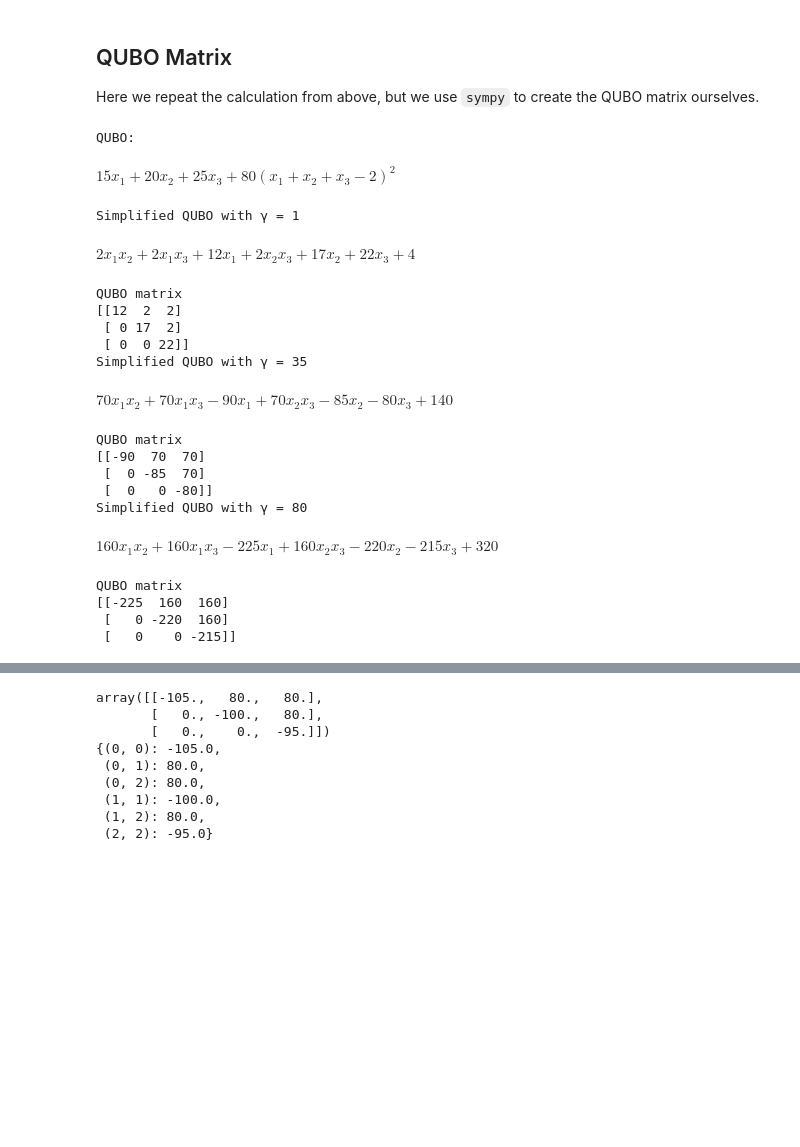
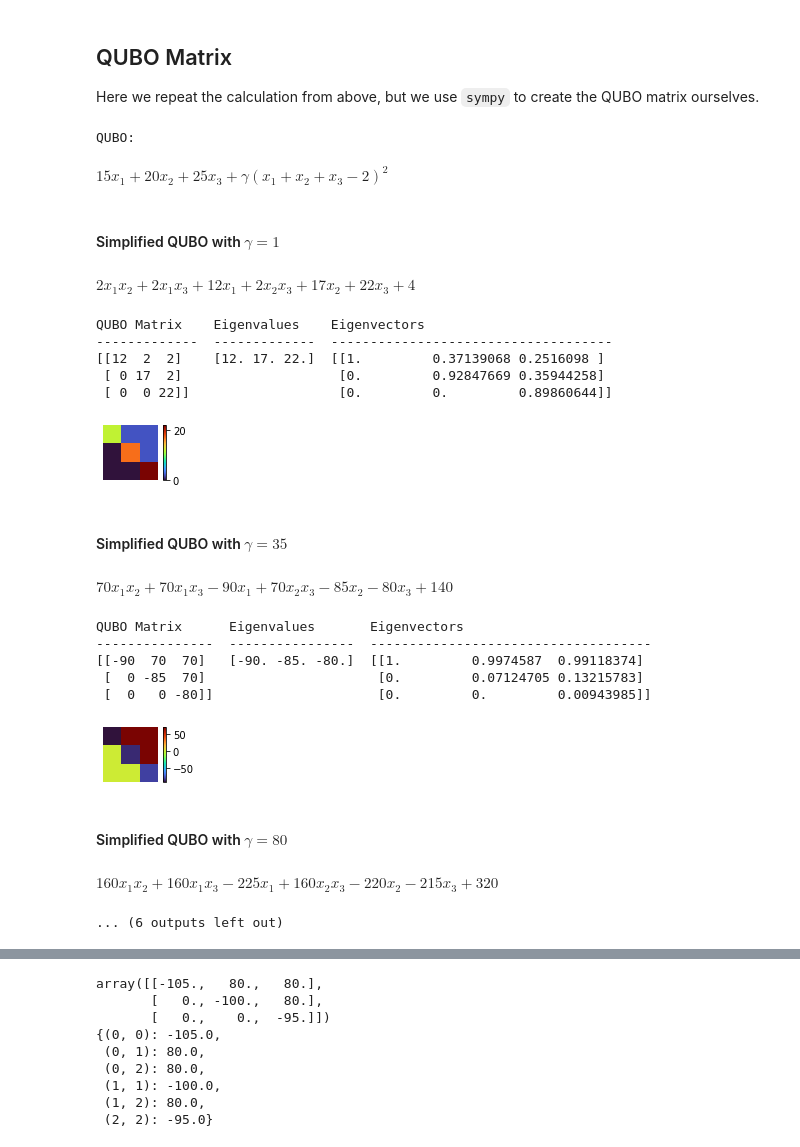
Before and after one commit to klezm/QuantumAnnealingPlayground, a Jupyter notebook: choosing_boxes.ipynb, the cells around one changed output, grey strips where cells are left out. Cells and saved outputs as stored; diff of their text form; code cells hidden in the pictures; blank space fills up the shorter version.

```diff
--- a/choosing_boxes.ipynb
+++ b/choosing_boxes.ipynb
@@ -154,19 +209,18 @@ There is also the `ExactCQMSolver()`, but it didn't work for me.
 # %%
-symbols = [dimod.Binary(f'x{i}') for i in range(1, 4)]
-x1, x2, x3 = symbols
+# Use ExactCQMSolver
 
+
+x1, x2, x3 = [dimod.Binary(f'x{i}') for i in range(1, 4)]
+# symbols = [x1, x2, x3]
 
 cqm = dimod.ConstrainedQuadraticModel()
 cqm.set_objective(15 * x1 + 20 * x2 + 25 * x3)
 cqm.add_constraint(x1 + x2 + x3 == 2, label = "pick exactly 2 boxes")
 
-# print(cqm)
-# pprint(vars(cqm))
+pprint(vars(cqm)); print()
+pprint(vars(dimod.cqm_to_bqm(cqm)[0])); print()
 
-sampler_cqm = LeapHybridCQMSampler()
-# print(sampler_cqm.parameters)
-sampleset_cqm = sampler_cqm.sample_cqm(cqm)
-# sampleset_cqm = dimod.ExactCQMSolver().sample_cqm(cqm)
+sampleset_cqm = dimod.ExactCQMSolver().sample_cqm(cqm)
 
 print(sampleset_cqm)
 # %% [output]
@@ -360,54 +416,62 @@ def make_qubo(γ = 35, verbose = False) -> np.ndarray:
     """
     make QUBO for the choosing boxes problem:
     min(15a + 20b + 25c + γ * (a + b + c - 2)^2)
 
     Args:
         γ: int or list of ints ( in the latter case the outputs for all will be printed and the last one returned)
     """
     γs = γ if isinstance(γ, list) else [γ]
     γ = γs[-1]
 
     symbols = sympy.symbols("x1 x2 x3")
     x1, x2, x3 = symbols
 
     if verbose:
         print("QUBO:")
-        display(15 * x1 + 20 * x2 + 25 * x3 + γ * (x1 + x2 + x3 - 2)**2)
+        γ_sym = sympy.Symbol("γ")
+        display(15 * x1 + 20 * x2 + 25 * x3 + γ_sym * (x1 + x2 + x3 - 2)**2)
 
     for γ in γs:
         qubo = sympy.cancel(15 * x1 + 20 * x2 + 25 * x3 + γ * (x1 + x2 + x3 - 2)**2)  # simplified
         qubo = qubo.subs({x ** 2: x for x in symbols})  # x_i^2 = x_i   with x_i ∈ {0,1}
 
         Q = make_Q(qubo)
         if verbose:
-            print(f'Simplified QUBO with γ = {γ}')
+            display(Markdown(f'#### Simplified QUBO with $γ = {γ}$'))
             display(qubo)
 
-            print("QUBO matrix")
-            print(Q)
+            print(tabulate(pd.DataFrame([np.array2string(m) for m in [Q, *np.linalg.eig(Q)]]).T, ["QUBO Matrix", "Eigenvalues", "Eigenvectors"], showindex = False))
+
+            if verbose > 1:
+                plt.imshow(Q, cmap = "turbo")
+                plt.axis("off")
+                plt.colorbar()
+                plt.gcf().set_size_inches(2, 1)
+                plt.show()
     return Q
 
 
-Q = make_qubo(γ = [1, 35, 80], verbose = True)
+Q = make_qubo(γ = [1, 35, 80, 200], verbose = 2)
 # for i in [1,4,40]: make_qubo(γ = i, verbose = True)
 # %% [output]
 QUBO:
-$\displaystyle 15 x_{1} + 20 x_{2} + 25 x_{3} + 80 \left(x_{1} + x_{2} + x_{3} - 2\right)^{2}$
+$\displaystyle 15 x_{1} + 20 x_{2} + 25 x_{3} + γ \left(x_{1} + x_{2} + x_{3} - 2\right)^{2}$
+#### Simplified QUBO with $γ = 1$
+$\displaystyle 2 x_{1} x_{2} + 2 x_{1} x_{3} + 12 x_{1} + 2 x_{2} x_{3} + 17 x_{2} + 22 x_{3} + 4$
-Simplified QUBO with γ = 1
+QUBO Matrix    Eigenvalues    Eigenvectors
+-------------  -------------  ------------------------------------
+[[12  2  2]    [12. 17. 22.]  [[1.         0.37139068 0.2516098 ]
+ [ 0 17  2]                    [0.         0.92847669 0.35944258]
+ [ 0  0 22]]                   [0.         0.         0.89860644]]
-$\displaystyle 2 x_{1} x_{2} + 2 x_{1} x_{3} + 12 x_{1} + 2 x_{2} x_{3} + 17 x_{2} + 22 x_{3} + 4$
+[figure, added]
+#### Simplified QUBO with $γ = 35$
+$\displaystyle 70 x_{1} x_{2} + 70 x_{1} x_{3} - 90 x_{1} + 70 x_{2} x_{3} - 85 x_{2} - 80 x_{3} + 140$
-QUBO matrix
-[[12  2  2]
- [ 0 17  2]
- [ 0  0 22]]
-Simplified QUBO with γ = 35
+QUBO Matrix      Eigenvalues       Eigenvectors
+---------------  ----------------  ------------------------------------
+[[-90  70  70]   [-90. -85. -80.]  [[1.         0.9974587  0.99118374]
+ [  0 -85  70]                      [0.         0.07124705 0.13215783]
+ [  0   0 -80]]                     [0.         0.         0.00943985]]
-$\displaystyle 70 x_{1} x_{2} + 70 x_{1} x_{3} - 90 x_{1} + 70 x_{2} x_{3} - 85 x_{2} - 80 x_{3} + 140$
+[figure, added]
+#### Simplified QUBO with $γ = 80$
+$\displaystyle 160 x_{1} x_{2} + 160 x_{1} x_{3} - 225 x_{1} + 160 x_{2} x_{3} - 220 x_{2} - 215 x_{3} + 320$
-QUBO matrix
-[[-90  70  70]
- [  0 -85  70]
- [  0   0 -80]]
-Simplified QUBO with γ = 80
+... (6 outputs left out)
-$\displaystyle 160 x_{1} x_{2} + 160 x_{1} x_{3} - 225 x_{1} + 160 x_{2} x_{3} - 220 x_{2} - 215 x_{3} + 320$
-QUBO matrix
-[[-225  160  160]
- [   0 -220  160]
- [   0    0 -215]]
```
Also changed, not shown: parts of 18 cells of this notebook.
